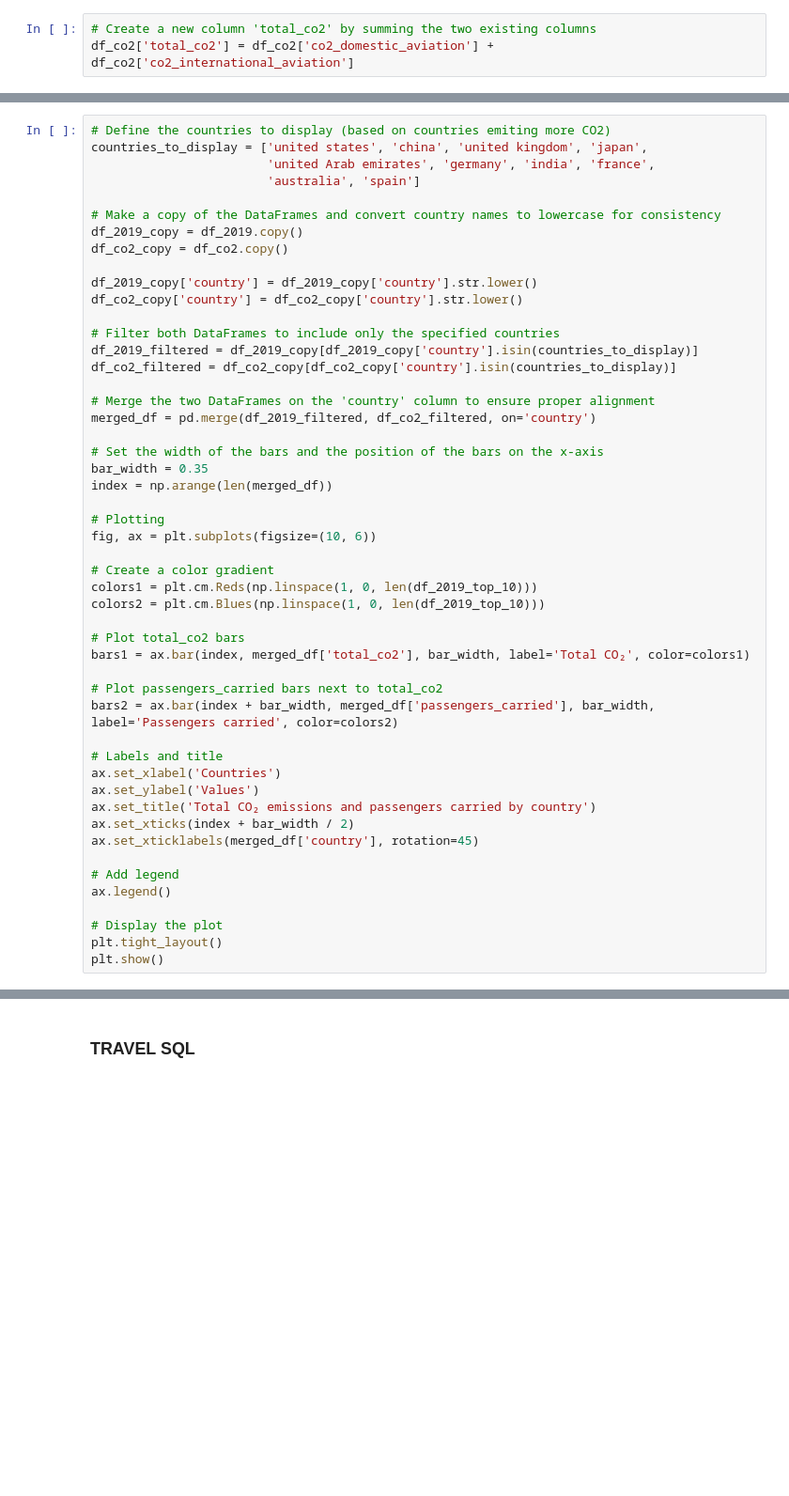
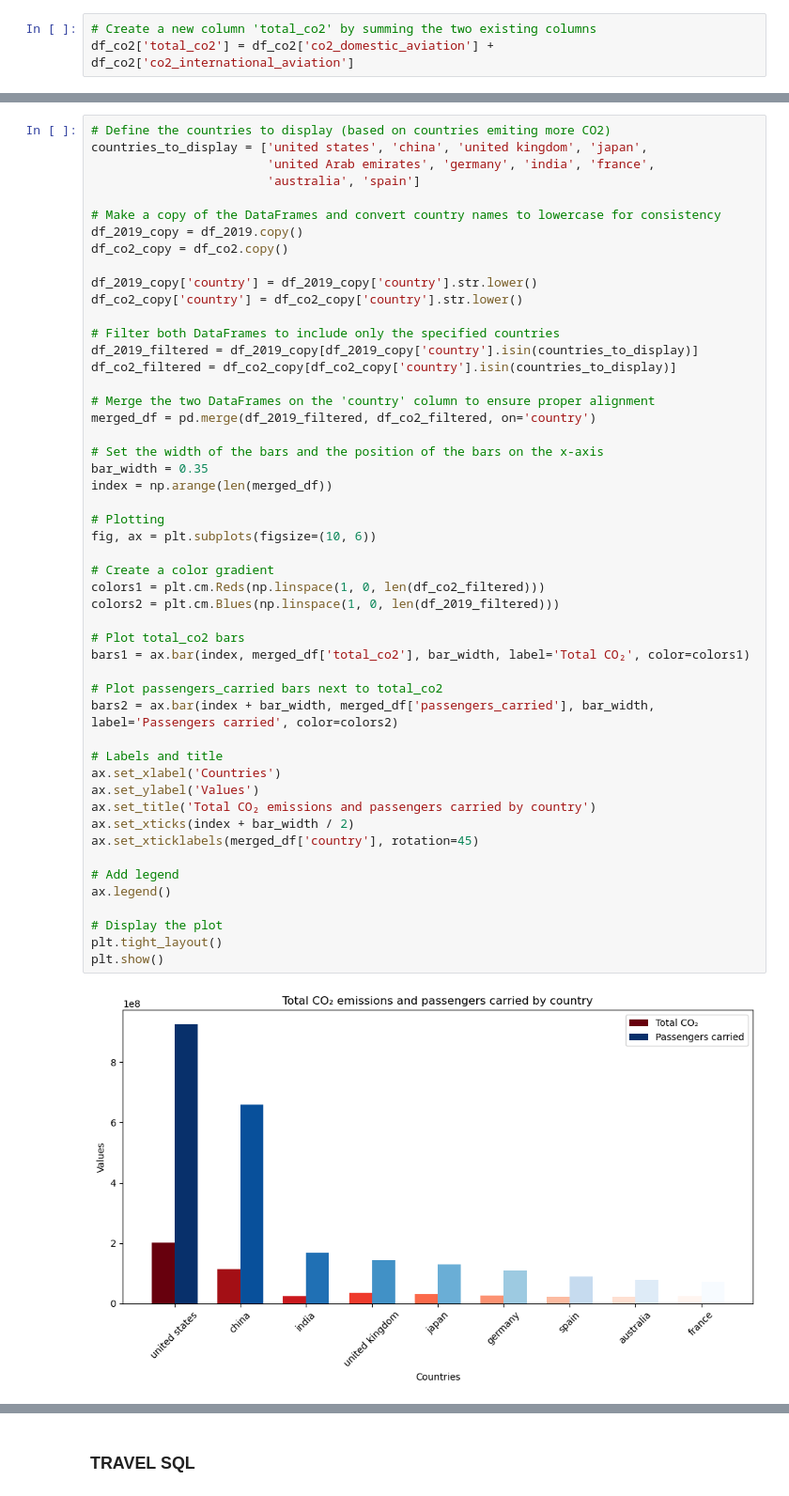
Before and after one commit to BenjaminIH/sql-database, a Jupyter notebook: main.ipynb, the cells around one changed output, grey strips where cells are left out. Shown at 94% size. Cells and saved outputs as stored; diff of their text form; blank space fills up the shorter version.

```diff
--- a/main.ipynb
+++ b/main.ipynb
@@ -403,35 +641,37 @@ df_co2_filtered = df_co2_copy[df_co2_copy['country'].isin(countries_to_display)]
 merged_df = pd.merge(df_2019_filtered, df_co2_filtered, on='country')
 
 # Set the width of the bars and the position of the bars on the x-axis
 bar_width = 0.35
 index = np.arange(len(merged_df))
 
 # Plotting
 fig, ax = plt.subplots(figsize=(10, 6))
 
 # Create a color gradient
-colors1 = plt.cm.Reds(np.linspace(1, 0, len(df_2019_top_10)))
-colors2 = plt.cm.Blues(np.linspace(1, 0, len(df_2019_top_10)))
+colors1 = plt.cm.Reds(np.linspace(1, 0, len(df_co2_filtered)))
+colors2 = plt.cm.Blues(np.linspace(1, 0, len(df_2019_filtered)))
 
 # Plot total_co2 bars
 bars1 = ax.bar(index, merged_df['total_co2'], bar_width, label='Total CO₂', color=colors1)
 
 # Plot passengers_carried bars next to total_co2
 bars2 = ax.bar(index + bar_width, merged_df['passengers_carried'], bar_width, label='Passengers carried', color=colors2)
 
 # Labels and title
 ax.set_xlabel('Countries')
 ax.set_ylabel('Values')
 ax.set_title('Total CO₂ emissions and passengers carried by country')
 ax.set_xticks(index + bar_width / 2)
 ax.set_xticklabels(merged_df['country'], rotation=45)
 
 # Add legend
 ax.legend()
 
 # Display the plot
 plt.tight_layout()
 plt.show()
+# %% [output]
+[figure, added]
 # %%
 # Merge the DataFrames on 'country'
 merged_df = pd.merge(df_2019, df_co2, on='country', how='inner')
```
Also changed, not shown: parts of 30 cells of this notebook.
